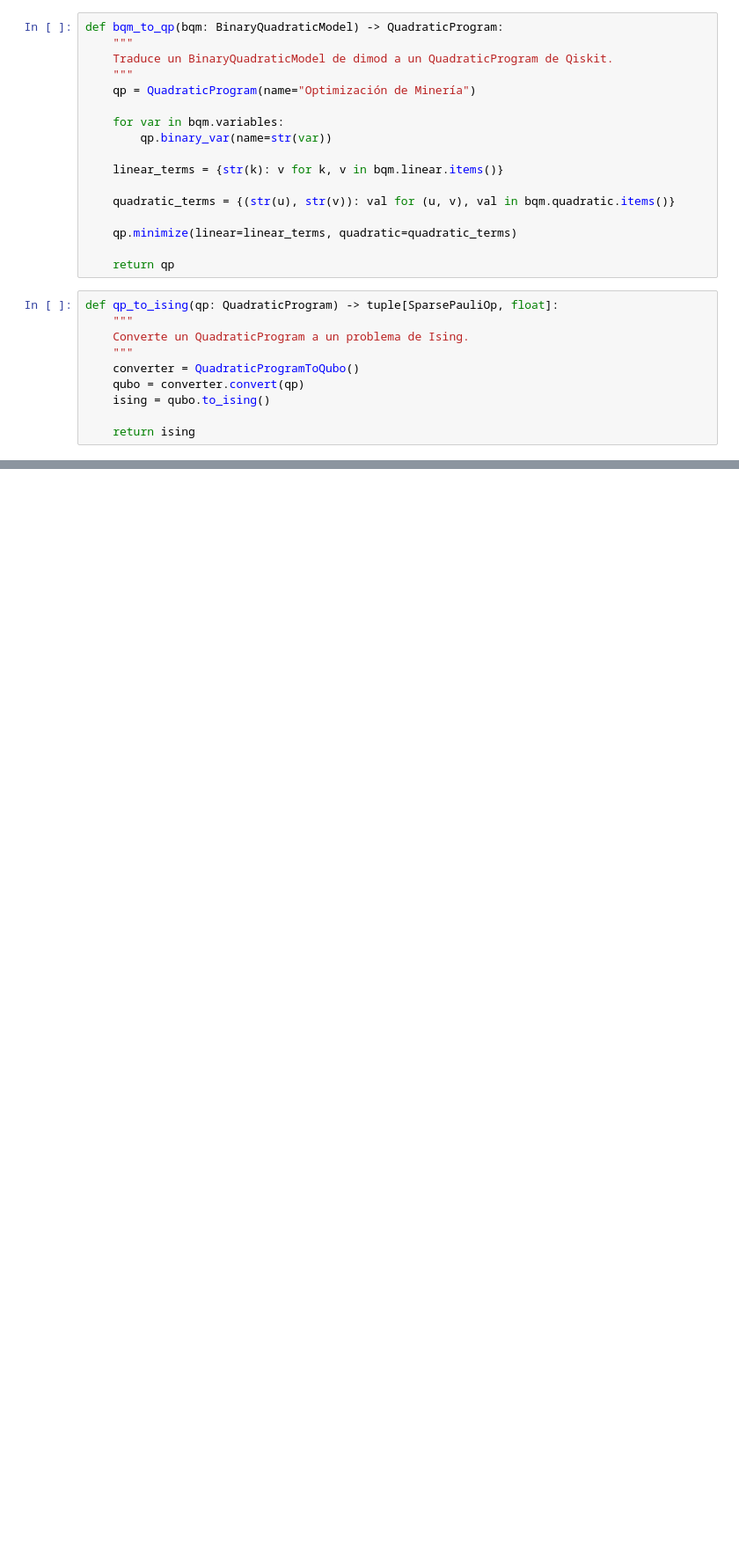
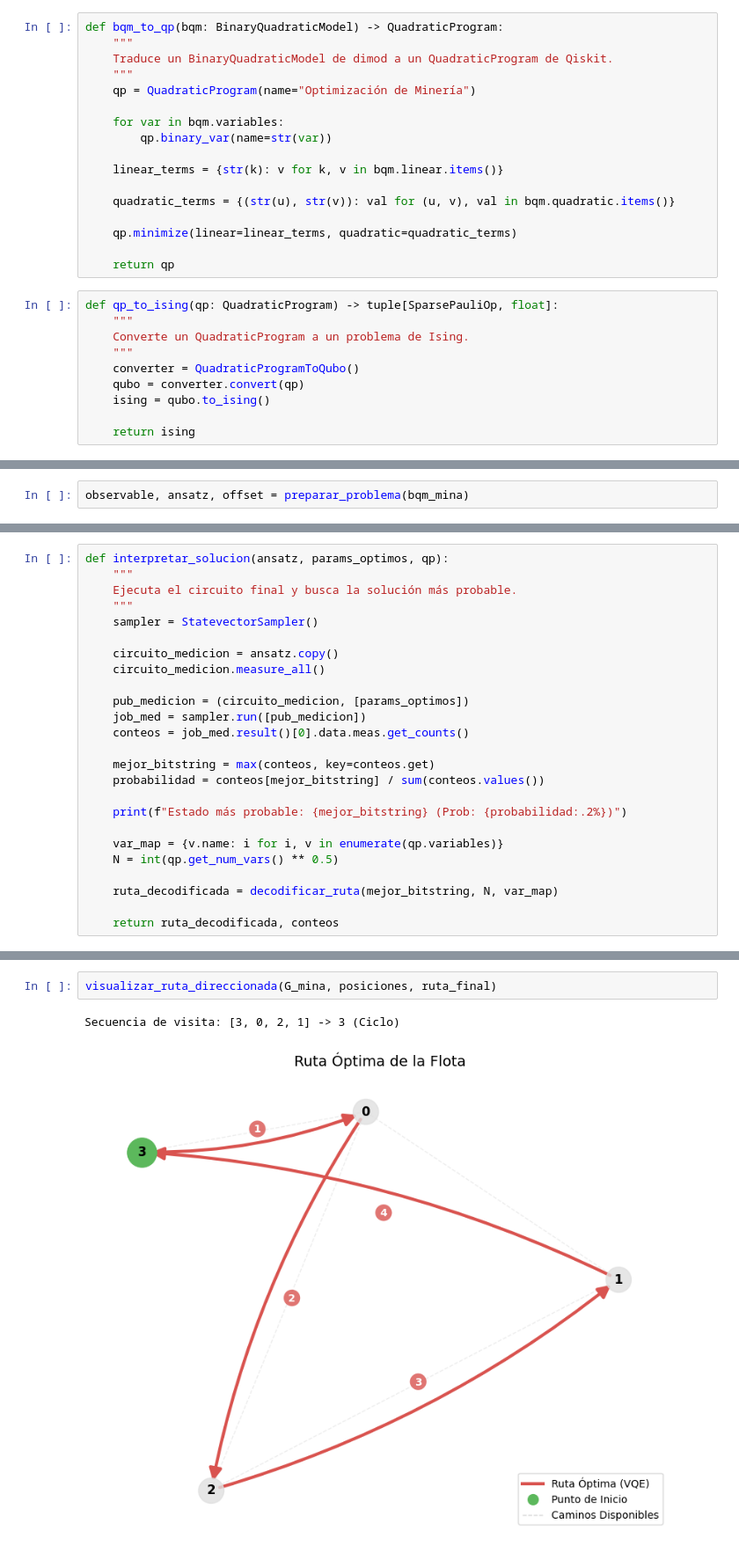
Before and after one commit to KaueMiziara/SEPCC25hackathon, a Jupyter notebook: cepcc25.ipynb, the cells around one changed output, grey strips where cells are left out. Shown: that part at 88% size. Drawn from its saved outputs; the diff is of its cells as text; blank space fills up the shorter version.

```diff
--- a/cepcc25.ipynb
+++ b/cepcc25.ipynb
@@ -209,0 +217,2 @@ Número de Qubits: 64
+# %%
+observable, ansatz, offset = preparar_problema(bqm_mina)
@@ -209,0 +345,25 @@ Número de Qubits: 64
+# %%
+def interpretar_solucion(ansatz, params_optimos, qp):
+    """
+    Ejecuta el circuito final y busca la solución más probable.
+    """
+    sampler = StatevectorSampler()
+
+    circuito_medicion = ansatz.copy()
+    circuito_medicion.measure_all()
+
+    pub_medicion = (circuito_medicion, [params_optimos])
+    job_med = sampler.run([pub_medicion])
+    conteos = job_med.result()[0].data.meas.get_counts()
+
+    mejor_bitstring = max(conteos, key=conteos.get)
+    probabilidad = conteos[mejor_bitstring] / sum(conteos.values())
+
+    print(f"Estado más probable: {mejor_bitstring} (Prob: {probabilidad:.2%})")
+
+    var_map = {v.name: i for i, v in enumerate(qp.variables)}
+    N = int(qp.get_num_vars() ** 0.5)
+
+    ruta_decodificada = decodificar_ruta(mejor_bitstring, N, var_map)
+
+    return ruta_decodificada, conteos
@@ -209,0 +480,5 @@ Número de Qubits: 64
+# %%
+visualizar_ruta_direccionada(G_mina, posiciones, ruta_final)
+# %% [output]
+Secuencia de visita: [3, 0, 2, 1] -> 3 (Ciclo)
+[figure, added]
```
Also changed, not shown: parts of 22 cells of this notebook.
